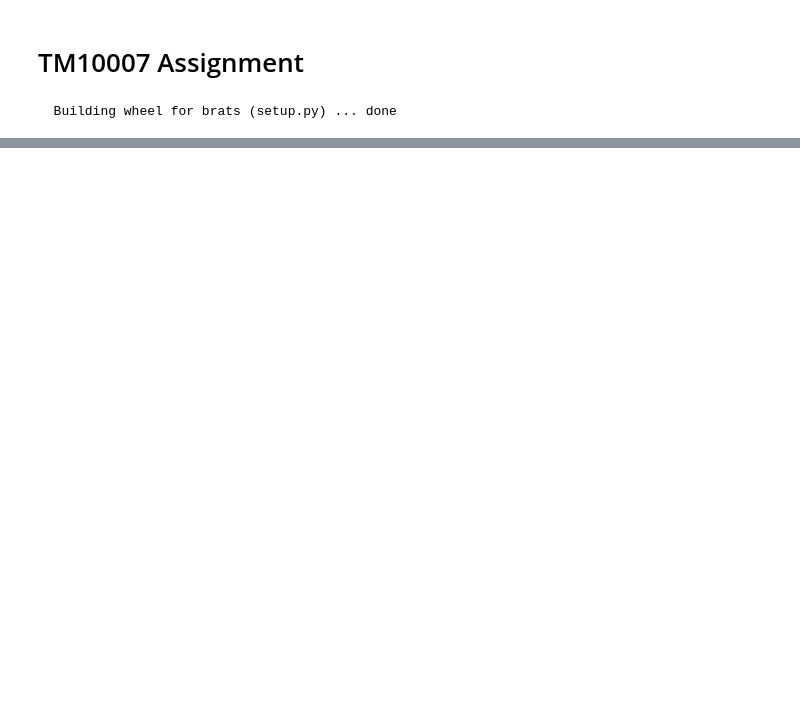
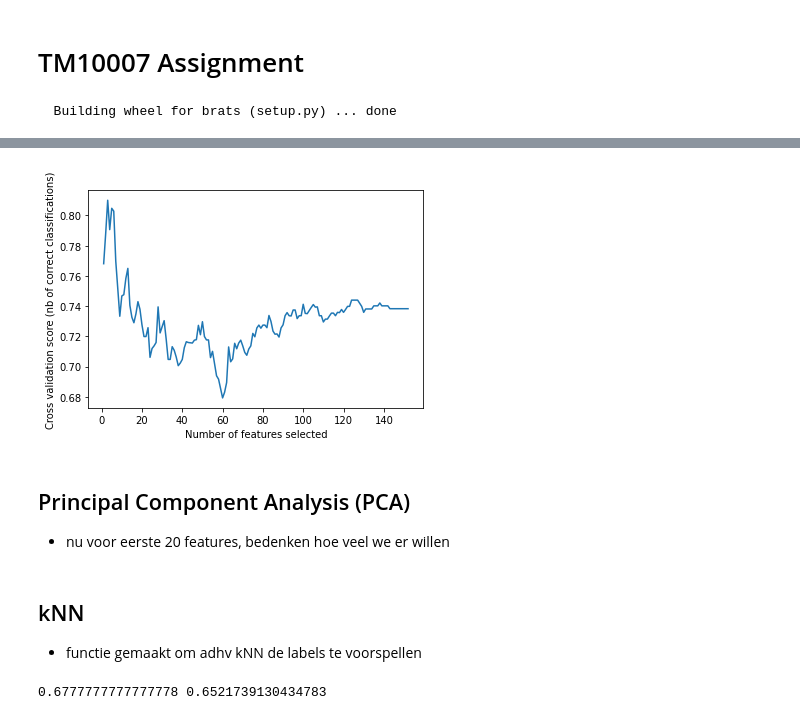
Before and after one commit to maritverboom/TM10007_PROJECT, a Jupyter notebook: assignment.ipynb, the cells around one changed output, grey strips where cells are left out. Drawn from its saved outputs; the diff is of its cells as text; code cells hidden in the pictures; blank space fills up the shorter version.

Commit message:
Added basic functions for preprocessing, feature selection, classifiers and performance

```diff
--- a/assignment.ipynb
+++ b/assignment.ipynb
@@ -39,9 +65,7 @@ Below is a function to split the dataframe into two different dataframes (e.g. t
 # %%
 # Splitting the data in train- and testpart with a portion of 'test_size' training data (20%)
-data_train, data_test, stage_train, stage_test = train_test_split(data, hn_stage, test_size=0.2)
+data_train, data_test, stage_train, stage_test = model_selection.train_test_split(hn_features, hn_stage, test_size=0.20)
 
-print(f'The number of columns of train data : {len(data_train.index)}')
-print(f'The number of columns of train stage : {len(stage_train.index)}')
-print(f'The number of columns of test data : {len(data_test.index)}')
-print(f'The number of columns of test stage : {len(stage_test.index)}')
+print(f'The number of rows of train data : {len(data_train.index)}')
+print(f'The number of rows of test data : {len(data_test.index)}')
 # %% [output]
@@ -51,0 +86,8 @@ The number of columns of test stage : 23
+# %%
+# Scale the data (train on train set)
+scaler = preprocessing.StandardScaler()
+scaler.fit(data_train)
+
+# Perform scaling on both train and testset
+data_train_scaled = scaler.transform(data_train)
+data_test_scaled = scaler.transform(data_test)
@@ -51,0 +107,22 @@ The number of columns of test stage : 23
+# %%
+# Recursive Feature Elimination
+svc = svm.SVC(kernel="linear")  # Create the RFE object and compute a cross-validated score.
+
+# classifications
+rfecv = feature_selection.RFECV(
+    estimator=svc, step=1,
+    cv=model_selection.StratifiedKFold(4),
+    scoring='roc_auc')
+rfecv.fit(data_train_scaled, stage_train)
+
+# Plot number of features VS. cross-validation scores
+plt.figure()
+plt.xlabel("Number of features selected")
+plt.ylabel("Cross validation score (nb of correct classifications)")
+plt.plot(range(1, len(rfecv.grid_scores_) + 1), rfecv.grid_scores_)
+plt.show()
+# %% [output]
+[figure, added]
+# %% [markdown]
+## Principal Component Analysis (PCA)
+- nu voor eerste 20 features, bedenken hoe veel we er willen
@@ -51,0 +153,27 @@ The number of columns of test stage : 23
+# %% [markdown]
+## kNN
+- functie gemaakt om adhv kNN de labels te voorspellen
+# %%
+def knn_classifier(num_neighbors, data_train, data_test, label_train, label_test):
+    """
+    Function for kNN training and testing
+
+        data_train =  training data (type = list)
+        data_test_trans = testing data (type = list)
+        label_train = class of training data (type = list)
+        label_test = class of testing data (type = list)
+
+    Output is two lists with the predicted class of the train- and testdata
+    """
+    knn = neighbors.KNeighborsClassifier(n_neighbors = num_neighbors)
+    knn.fit(data_train, label_train)
+    label_train_knn = knn.predict(data_train)
+    label_test_knn = knn.predict(data_test)
+    score_train = knn.score(data_train, label_train)
+    score_test = knn.score(data_test, label_test)
+    return score_train, score_test, label_train_knn, label_test_knn
+
+score_train_knn, score_test_knn, stage_train_knn, stage_test_knn = knn_classifier(15, data_train_pca, data_test_pca, stage_train, stage_test)
+print(score_train_knn, score_test_knn) # accuracy
+# %% [output]
+0.6777777777777778 0.6521739130434783
```
Also changed, not shown: parts of 16 cells of this notebook.
